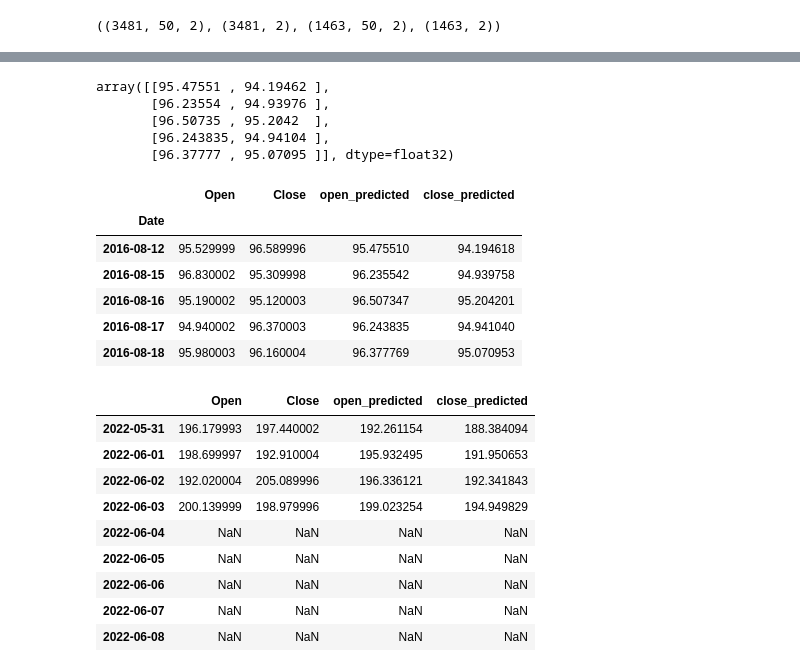
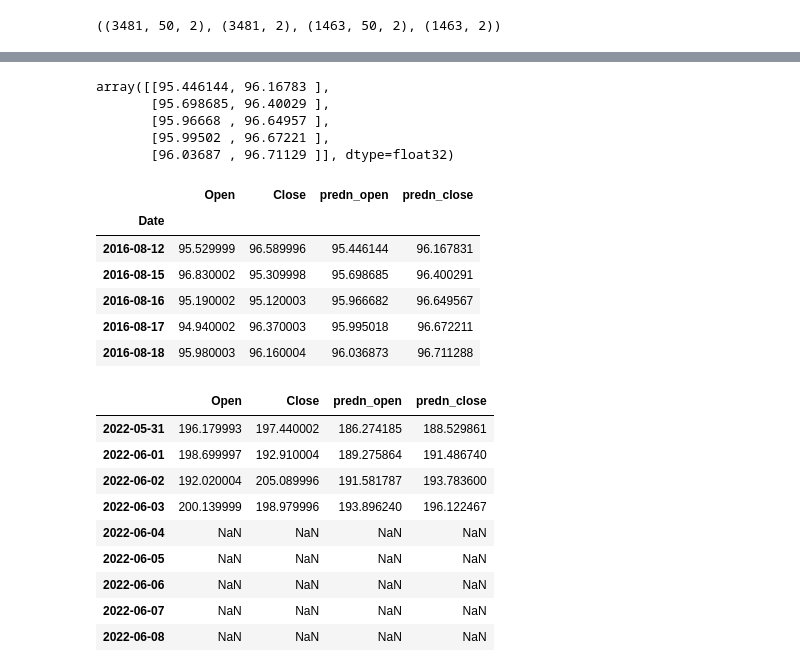
Before and after one commit to naval55/stock_prediction, a Jupyter notebook: stock.ipynb, the cells around one changed output, grey strips where cells are left out. Cells and saved outputs as stored; diff of their text form; code cells hidden in the pictures.

```diff
--- a/stock.ipynb
+++ b/stock.ipynb
@@ -195,0 +154,3 @@ array([[0.1374299 , 0.1357145 ],
+# %%
+precdn_testing = main.predict(b_num)
+precdn_testing[:5]
@@ -196,24 +164,24 @@ array([[0.1374299 , 0.1357145 ],
 # %%
-test_inverse_predicted = MMS.inverse_transform(test_predicted)
-test_inverse_predicted[:5]
+invrs_predn = MMS.inverse_transform(precdn_testing)
+invrs_predn[:5]
 # %% [output]
-array([[95.47551 , 94.19462 ],
-       [96.23554 , 94.93976 ],
-       [96.50735 , 95.2042  ],
-       [96.243835, 94.94104 ],
-       [96.37777 , 95.07095 ]], dtype=float32)
+array([[95.446144, 96.16783 ],
+       [95.698685, 96.40029 ],
+       [95.96668 , 96.64957 ],
+       [95.99502 , 96.67221 ],
+       [96.03687 , 96.71129 ]], dtype=float32)
 # %%
-gs_slic_data = pd.concat([netflix_stock_data.iloc[-1463:].copy(),pd.DataFrame(test_inverse_predicted,columns=['open_predicted','close_predicted'],index=netflix_stock_data.iloc[-1463:].index)], axis=1)
+predn_main = pd.concat([nflx.iloc[-1463:].copy(),pd.DataFrame(invrs_predn,columns=['predn_open','predn_close'],index=nflx.iloc[-1463:].index)], axis=1)
 # %%
-gs_slic_data[['Open','Close']] = MMS.inverse_transform(gs_slic_data[['Open','Close']])
+predn_main[['Open','Close']] = MMS.inverse_transform(predn_main[['Open','Close']])
 # %%
-gs_slic_data.head()
+predn_main.head()
 # %% [output]
-|  | Open | Close | open_predicted | close_predicted |
+|  | Open | Close | predn_open | predn_close |
 | Date |  |  |  |  |
-| 2016-08-12 | 95.529999 | 96.589996 | 95.475510 | 94.194618 |
-| 2016-08-15 | 96.830002 | 95.309998 | 96.235542 | 94.939758 |
-| 2016-08-16 | 95.190002 | 95.120003 | 96.507347 | 95.204201 |
-| 2016-08-17 | 94.940002 | 96.370003 | 96.243835 | 94.941040 |
-| 2016-08-18 | 95.980003 | 96.160004 | 96.377769 | 95.070953 |
+| 2016-08-12 | 95.529999 | 96.589996 | 95.446144 | 96.167831 |
+| 2016-08-15 | 96.830002 | 95.309998 | 95.698685 | 96.400291 |
+| 2016-08-16 | 95.190002 | 95.120003 | 95.966682 | 96.649567 |
+| 2016-08-17 | 94.940002 | 96.370003 | 95.995018 | 96.672211 |
+| 2016-08-18 | 95.980003 | 96.160004 | 96.036873 | 96.711288 |
 # %%
@@ -221,11 +189,11 @@ gs_slic_data = gs_slic_data.append(pd.DataFrame(columns=gs_slic_data.columns,ind
 # %%
-gs_slic_data['2022-05-31	':'2022-06-08']
+predn_main['2022-05-31	':'2022-06-08']
 # %% [output]
-|  | Open | Close | open_predicted | close_predicted |
-| 2022-05-31 | 196.179993 | 197.440002 | 192.261154 | 188.384094 |
-| 2022-06-01 | 198.699997 | 192.910004 | 195.932495 | 191.950653 |
-| 2022-06-02 | 192.020004 | 205.089996 | 196.336121 | 192.341843 |
-| 2022-06-03 | 200.139999 | 198.979996 | 199.023254 | 194.949829 |
+|  | Open | Close | predn_open | predn_close |
+| 2022-05-31 | 196.179993 | 197.440002 | 186.274185 | 188.529861 |
+| 2022-06-01 | 198.699997 | 192.910004 | 189.275864 | 191.486740 |
+| 2022-06-02 | 192.020004 | 205.089996 | 191.581787 | 193.783600 |
+| 2022-06-03 | 200.139999 | 198.979996 | 193.896240 | 196.122467 |
 | 2022-06-04 | NaN | NaN | NaN | NaN |
 | 2022-06-05 | NaN | NaN | NaN | NaN |
 | 2022-06-06 | NaN | NaN | NaN | NaN |
```
Also changed, not shown: parts of 23 cells of this notebook.
